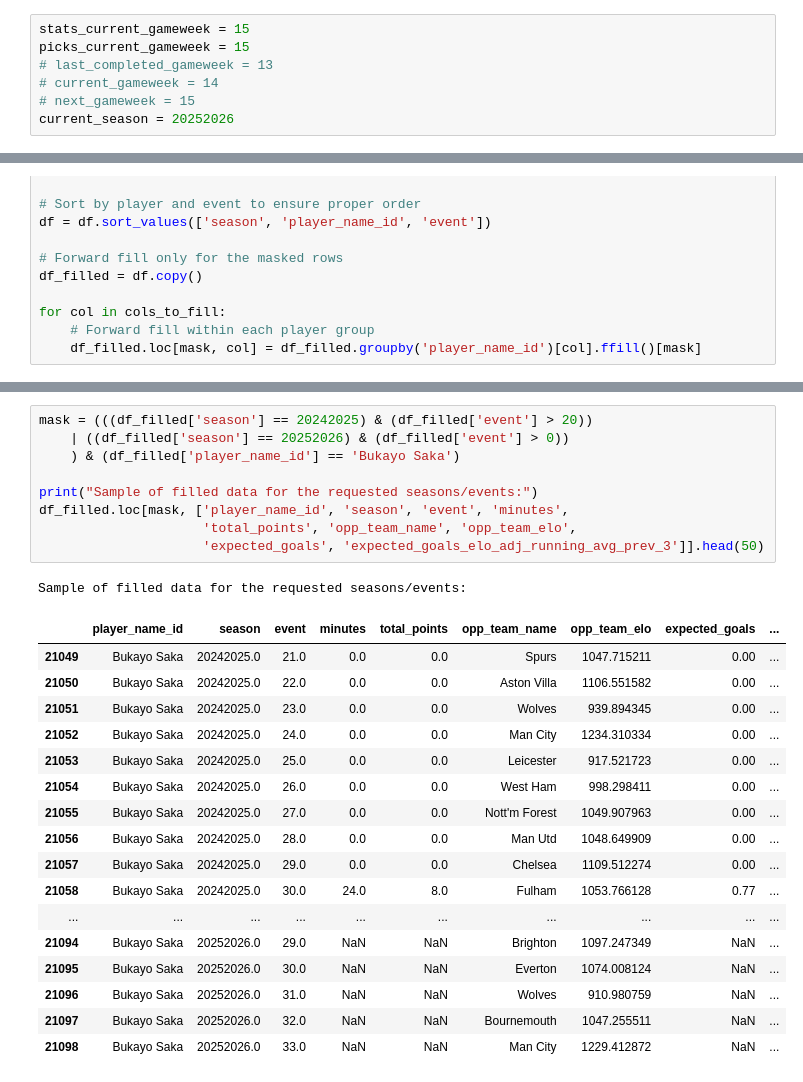
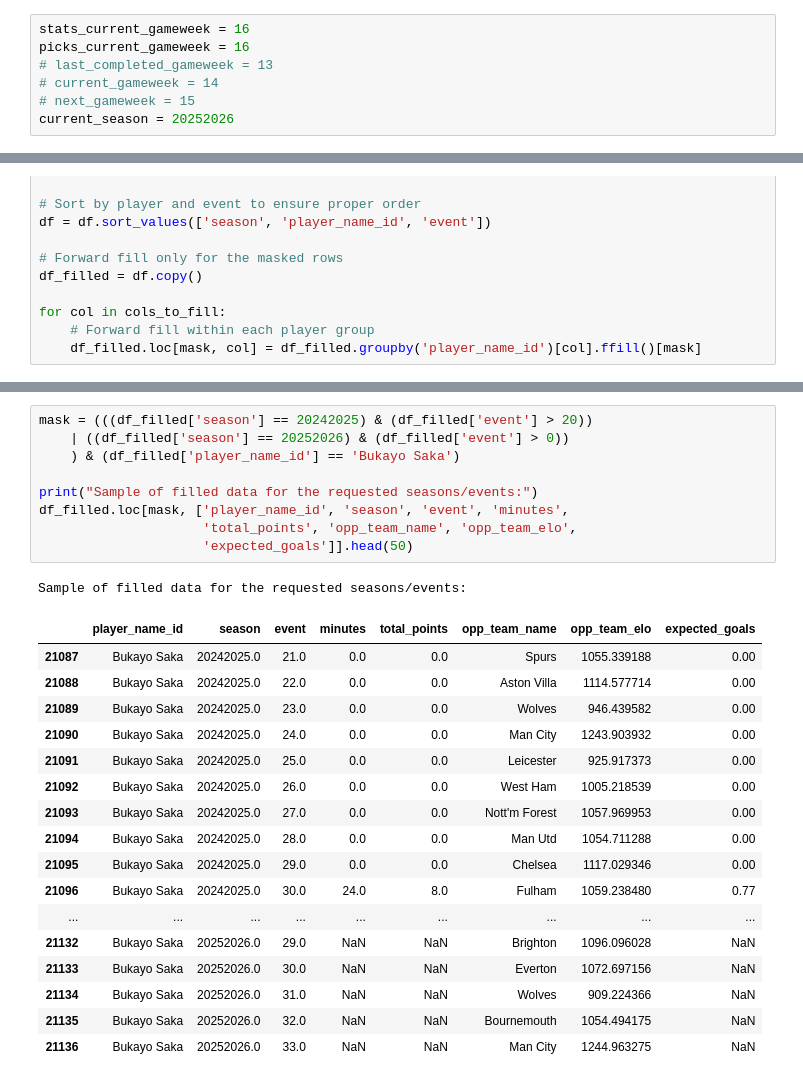
Before and after one commit to chrisimpacts/FPL-Points-Predictor, a Jupyter notebook: TransformData.ipynb, the cells around one changed output, grey strips where cells are left out. Drawn from its saved outputs; the diff is of its cells as text.

```diff
--- a/TransformData.ipynb
+++ b/TransformData.ipynb
@@ -13,8 +13,8 @@ if __name__ == "__main__":
     db_creator = DatabaseCreator(db_settings=CJDH_local_settings.local_settings['FPL_Points_Predictor'])
     fpl_engine = db_creator.get_engine_for("fpl_data_analysis")
 # %%
-stats_current_gameweek = 15
-picks_current_gameweek = 15
+stats_current_gameweek = 16
+picks_current_gameweek = 16
 # last_completed_gameweek = 13
 # current_gameweek = 14
 # next_gameweek = 15
@@ -383,31 +487,31 @@ df_filled.columns.to_list()
 # %%
 mask = (((df_filled['season'] == 20242025) & (df_filled['event'] > 20))
     | ((df_filled['season'] == 20252026) & (df_filled['event'] > 0))
     ) & (df_filled['player_name_id'] == 'Bukayo Saka')
 
 print("Sample of filled data for the requested seasons/events:")
 df_filled.loc[mask, ['player_name_id', 'season', 'event', 'minutes',
                      'total_points', 'opp_team_name', 'opp_team_elo',
-                     'expected_goals', 'expected_goals_elo_adj_running_avg_prev_3']].head(50)
+                     'expected_goals']].head(50)
 # %% [output]
 Sample of filled data for the requested seasons/events:
-|  | player_name_id | season | event | minutes | total_points | opp_team_name | opp_team_elo | expected_goals | ... |
-| 21049 | Bukayo Saka | 20242025.0 | 21.0 | 0.0 | 0.0 | Spurs | 1047.715211 | 0.00 | ... |
-| 21050 | Bukayo Saka | 20242025.0 | 22.0 | 0.0 | 0.0 | Aston Villa | 1106.551582 | 0.00 | ... |
-| 21051 | Bukayo Saka | 20242025.0 | 23.0 | 0.0 | 0.0 | Wolves | 939.894345 | 0.00 | ... |
-| 21052 | Bukayo Saka | 20242025.0 | 24.0 | 0.0 | 0.0 | Man City | 1234.310334 | 0.00 | ... |
-| 21053 | Bukayo Saka | 20242025.0 | 25.0 | 0.0 | 0.0 | Leicester | 917.521723 | 0.00 | ... |
-| 21054 | Bukayo Saka | 20242025.0 | 26.0 | 0.0 | 0.0 | West Ham | 998.298411 | 0.00 | ... |
-| 21055 | Bukayo Saka | 20242025.0 | 27.0 | 0.0 | 0.0 | Nott'm Forest | 1049.907963 | 0.00 | ... |
-| 21056 | Bukayo Saka | 20242025.0 | 28.0 | 0.0 | 0.0 | Man Utd | 1048.649909 | 0.00 | ... |
-| 21057 | Bukayo Saka | 20242025.0 | 29.0 | 0.0 | 0.0 | Chelsea | 1109.512274 | 0.00 | ... |
-| 21058 | Bukayo Saka | 20242025.0 | 30.0 | 24.0 | 8.0 | Fulham | 1053.766128 | 0.77 | ... |
-| ... | ... | ... | ... | ... | ... | ... | ... | ... | ... |
-| 21094 | Bukayo Saka | 20252026.0 | 29.0 | NaN | NaN | Brighton | 1097.247349 | NaN | ... |
-| 21095 | Bukayo Saka | 20252026.0 | 30.0 | NaN | NaN | Everton | 1074.008124 | NaN | ... |
-| 21096 | Bukayo Saka | 20252026.0 | 31.0 | NaN | NaN | Wolves | 910.980759 | NaN | ... |
-| 21097 | Bukayo Saka | 20252026.0 | 32.0 | NaN | NaN | Bournemouth | 1047.255511 | NaN | ... |
-| 21098 | Bukayo Saka | 20252026.0 | 33.0 | NaN | NaN | Man City | 1229.412872 | NaN | ... |
+|  | player_name_id | season | event | minutes | total_points | opp_team_name | opp_team_elo | expected_goals |
+| 21087 | Bukayo Saka | 20242025.0 | 21.0 | 0.0 | 0.0 | Spurs | 1055.339188 | 0.00 |
+| 21088 | Bukayo Saka | 20242025.0 | 22.0 | 0.0 | 0.0 | Aston Villa | 1114.577714 | 0.00 |
+| 21089 | Bukayo Saka | 20242025.0 | 23.0 | 0.0 | 0.0 | Wolves | 946.439582 | 0.00 |
+| 21090 | Bukayo Saka | 20242025.0 | 24.0 | 0.0 | 0.0 | Man City | 1243.903932 | 0.00 |
+| 21091 | Bukayo Saka | 20242025.0 | 25.0 | 0.0 | 0.0 | Leicester | 925.917373 | 0.00 |
+| 21092 | Bukayo Saka | 20242025.0 | 26.0 | 0.0 | 0.0 | West Ham | 1005.218539 | 0.00 |
+| 21093 | Bukayo Saka | 20242025.0 | 27.0 | 0.0 | 0.0 | Nott'm Forest | 1057.969953 | 0.00 |
+| 21094 | Bukayo Saka | 20242025.0 | 28.0 | 0.0 | 0.0 | Man Utd | 1054.711288 | 0.00 |
+| 21095 | Bukayo Saka | 20242025.0 | 29.0 | 0.0 | 0.0 | Chelsea | 1117.029346 | 0.00 |
+| 21096 | Bukayo Saka | 20242025.0 | 30.0 | 24.0 | 8.0 | Fulham | 1059.238480 | 0.77 |
+| ... | ... | ... | ... | ... | ... | ... | ... | ... |
+| 21132 | Bukayo Saka | 20252026.0 | 29.0 | NaN | NaN | Brighton | 1096.096028 | NaN |
+| 21133 | Bukayo Saka | 20252026.0 | 30.0 | NaN | NaN | Everton | 1072.697156 | NaN |
+| 21134 | Bukayo Saka | 20252026.0 | 31.0 | NaN | NaN | Wolves | 909.224366 | NaN |
+| 21135 | Bukayo Saka | 20252026.0 | 32.0 | NaN | NaN | Bournemouth | 1054.494175 | NaN |
+| 21136 | Bukayo Saka | 20252026.0 | 33.0 | NaN | NaN | Man City | 1244.963275 | NaN |
 # %%
 #Add a new staging table & data into the database
 table_name = "playergw_transformed"
```
Also changed, not shown: parts of 10 cells of this notebook, 5 other files.
